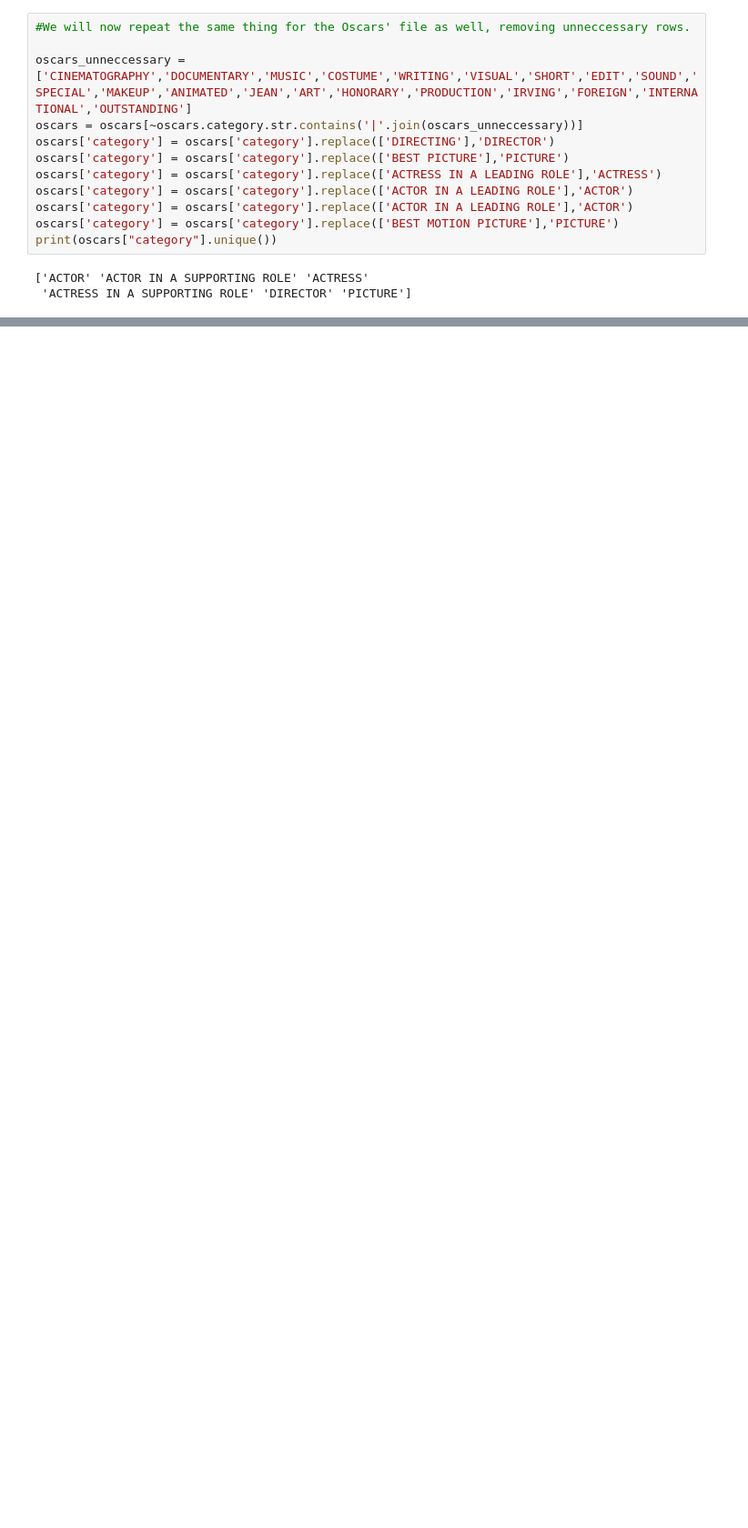
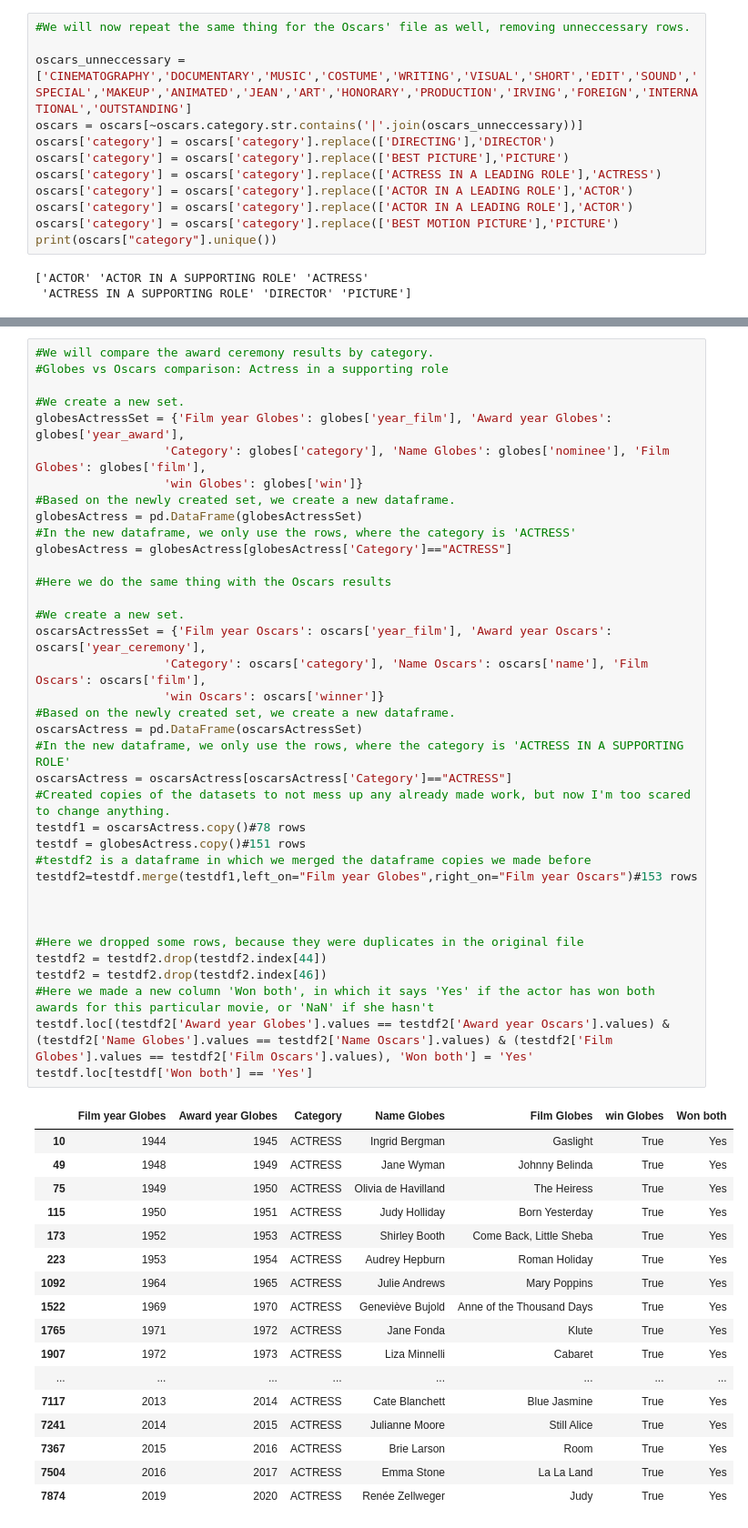
Before and after one commit to ReneTruuts/IDS_C19, a Jupyter notebook: Untitled.ipynb, the cells around one changed output, grey strips where cells are left out. Shown: that part at 91% size. Saved outputs shown, nothing was run; the diff lists cells and outputs as text; blank space fills up the shorter version.

Commit message:
Comparisons complete

```diff
--- a/Untitled.ipynb
+++ b/Untitled.ipynb
@@ -198,0 +199,55 @@ print(testdf)
+# %%
+#We will compare the award ceremony results by category.
+#Globes vs Oscars comparison: Actress in a supporting role
+
+#We create a new set.
+globesActressSet = {'Film year Globes': globes['year_film'], 'Award year Globes': globes['year_award'],
+                  'Category': globes['category'], 'Name Globes': globes['nominee'], 'Film Globes': globes['film'],
+                  'win Globes': globes['win']}
+#Based on the newly created set, we create a new dataframe.
+globesActress = pd.DataFrame(globesActressSet)
+#In the new dataframe, we only use the rows, where the category is 'ACTRESS'
+globesActress = globesActress[globesActress['Category']=="ACTRESS"]
+
+#Here we do the same thing with the Oscars results
+
+#We create a new set.
+oscarsActressSet = {'Film year Oscars': oscars['year_film'], 'Award year Oscars': oscars['year_ceremony'],
+                  'Category': oscars['category'], 'Name Oscars': oscars['name'], 'Film Oscars': oscars['film'],
+                  'win Oscars': oscars['winner']}
+#Based on the newly created set, we create a new dataframe.
+oscarsActress = pd.DataFrame(oscarsActressSet)
+#In the new dataframe, we only use the rows, where the category is 'ACTRESS IN A SUPPORTING ROLE'
+oscarsActress = oscarsActress[oscarsActress['Category']=="ACTRESS"]
+#Created copies of the datasets to not mess up any already made work, but now I'm too scared to change anything.
+testdf1 = oscarsActress.copy()#78 rows
+testdf = globesActress.copy()#151 rows
+#testdf2 is a dataframe in which we merged the dataframe copies we made before
+testdf2=testdf.merge(testdf1,left_on="Film year Globes",right_on="Film year Oscars")#153 rows
+
+
+
+#Here we dropped some rows, because they were duplicates in the original file
+testdf2 = testdf2.drop(testdf2.index[44])
+testdf2 = testdf2.drop(testdf2.index[46])
+#Here we made a new column 'Won both', in which it says 'Yes' if the actor has won both awards for this particular movie, or 'NaN' if she hasn't
+testdf.loc[(testdf2['Award year Globes'].values == testdf2['Award year Oscars'].values) & (testdf2['Name Globes'].values == testdf2['Name Oscars'].values) & (testdf2['Film Globes'].values == testdf2['Film Oscars'].values), 'Won both'] = 'Yes'
+testdf.loc[testdf['Won both'] == 'Yes']
+# %% [output]
+|  | Film year Globes | Award year Globes | Category | Name Globes | Film Globes | win Globes | Won both |
+| 10 | 1944 | 1945 | ACTRESS | Ingrid Bergman | Gaslight | True | Yes |
+| 49 | 1948 | 1949 | ACTRESS | Jane Wyman | Johnny Belinda | True | Yes |
+| 75 | 1949 | 1950 | ACTRESS | Olivia de Havilland | The Heiress | True | Yes |
+| 115 | 1950 | 1951 | ACTRESS | Judy Holliday | Born Yesterday | True | Yes |
+| 173 | 1952 | 1953 | ACTRESS | Shirley Booth | Come Back, Little Sheba | True | Yes |
+| 223 | 1953 | 1954 | ACTRESS | Audrey Hepburn | Roman Holiday | True | Yes |
+| 1092 | 1964 | 1965 | ACTRESS | Julie Andrews | Mary Poppins | True | Yes |
+| 1522 | 1969 | 1970 | ACTRESS | Geneviève Bujold | Anne of the Thousand Days | True | Yes |
+| 1765 | 1971 | 1972 | ACTRESS | Jane Fonda | Klute | True | Yes |
+| 1907 | 1972 | 1973 | ACTRESS | Liza Minnelli | Cabaret | True | Yes |
+| ... | ... | ... | ... | ... | ... | ... | ... |
+| 7117 | 2013 | 2014 | ACTRESS | Cate Blanchett | Blue Jasmine | True | Yes |
+| 7241 | 2014 | 2015 | ACTRESS | Julianne Moore | Still Alice | True | Yes |
+| 7367 | 2015 | 2016 | ACTRESS | Brie Larson | Room | True | Yes |
+| 7504 | 2016 | 2017 | ACTRESS | Emma Stone | La La Land | True | Yes |
+| 7874 | 2019 | 2020 | ACTRESS | Renée Zellweger | Judy | True | Yes |
```
Also changed, not shown: parts of 7 cells of this notebook.
